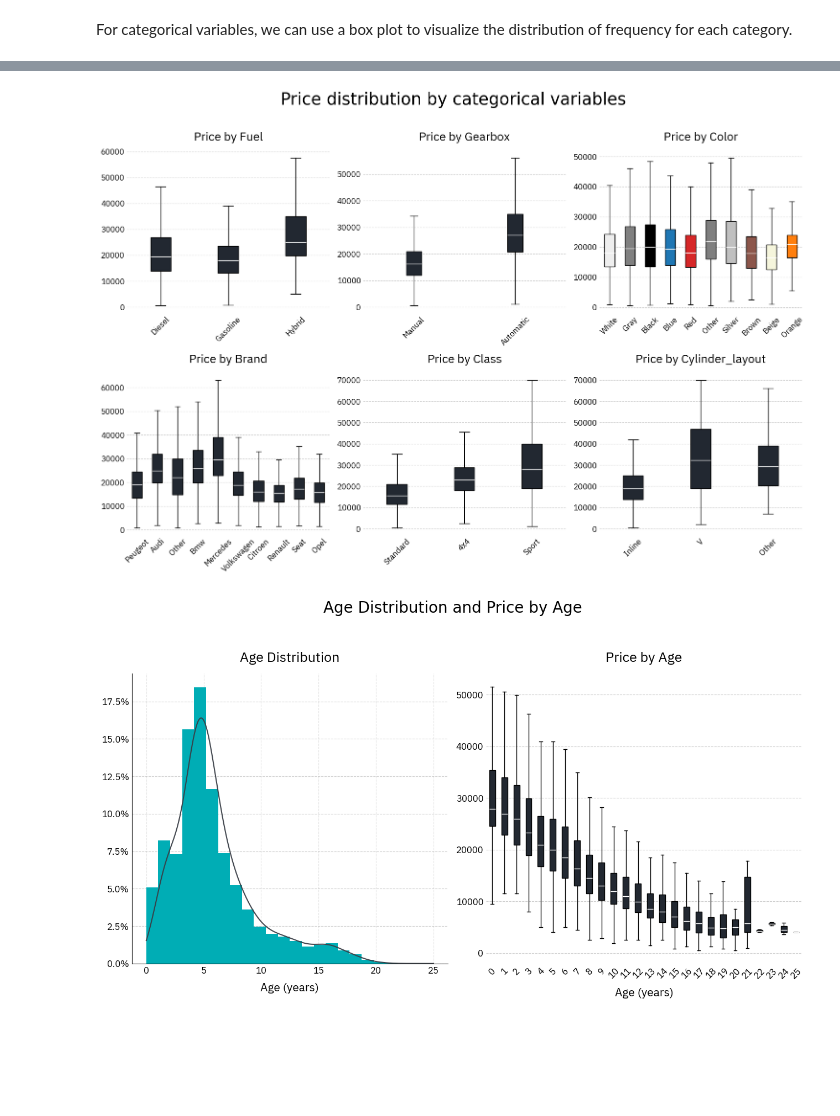
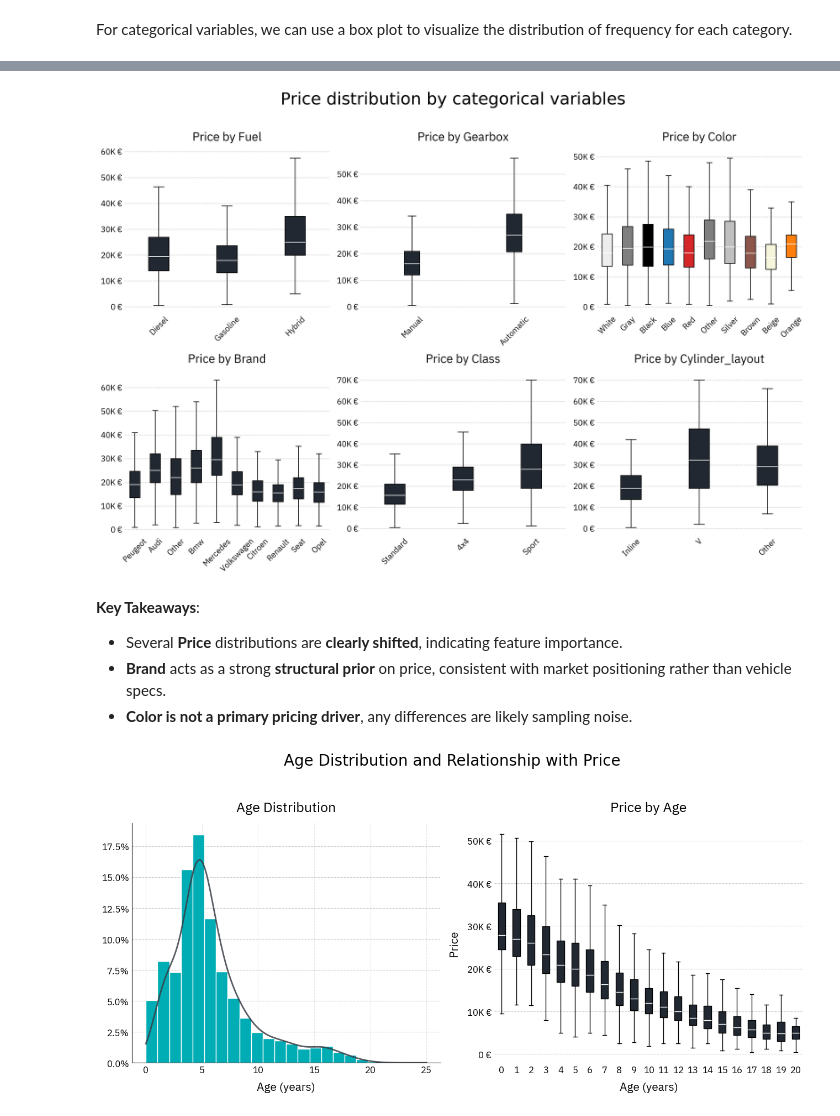
Before and after one commit to fbgranell/car-price-model, a Jupyter notebook: backend/notebooks/EDA.ipynb, the cells around one changed output, grey strips where cells are left out. Drawn from its saved outputs; the diff is of its cells as text; code cells hidden in the pictures; blank space fills up the shorter version.

```diff
--- a/backend/notebooks/EDA.ipynb
+++ b/backend/notebooks/EDA.ipynb
@@ -345,47 +334,35 @@ color_map = {
 }
 default_color = "#222831"
 
-fig, axes = plt.subplots(n_rows, n_cols, figsize=(n_cols * 5, n_rows * 5))
+fig, axes = plt.subplots(n_rows, n_cols, figsize=(n_cols * 5, n_rows * 5), dpi=300)
 plt.subplots_adjust(hspace=2)
 axes = axes.flatten() if len(cats) > 1 else [axes]
 plt.suptitle("Price distribution by categorical variables", fontsize=25, y=1.02)
 
 for i, col in enumerate(cats):
-    # Find the top 10 most frequent categories to keep the plot readable
     top_10_cats = df[col].value_counts().head(10).index
-
     data_to_plot = []
     labels = []
     colors = []
     ax = axes[i]
-    # Gather price data for each of the top 10 categories
     for cat in top_10_cats:
-        # Extract the prices for the current category, dropping NaNs
         prices = df[df[col] == cat]['price'].dropna()
-
         if not prices.empty:
             data_to_plot.append(prices)
             cat_label = str(cat).capitalize()
             labels.append(cat_label)
-
-            # Determine color mapping
             if col == "color":
                 colors.append(color_map.get(cat_label, default_color))
             else:
                 colors.append(default_color)
 
     if data_to_plot:
-        # Create boxplot; patch_artist=True is required to fill the boxes with color
         bplot = axes[i].boxplot(data_to_plot, tick_labels=labels, patch_artist=True, showfliers=False, medianprops=dict(color='white'))
-
-        # Apply the colors to each box
         for patch, color in zip(bplot['boxes'], colors):
             patch.set_facecolor(color)
 
-    sp.style_box(ax, title=f"Price by {col.capitalize()}", angle=45)
+    sp.style_box(ax, title=f"Price by {col.capitalize()}", angle=45, vformat=sp.formats.currency(human=True))
 
-
-# Remove any empty subplots
 for j in range(len(cats), len(axes)):
     fig.delaxes(axes[j])
 
@@ -393,74 +370,46 @@ sp.config.fontname = "IBM Plex Sans"
 plt.tight_layout()
 plt.show()
 # %% [output]
-[figure, old version]
+[figure, new version]
+# %% [markdown]
+**Key Takeaways**:
+- Several **Price** distributions are **clearly shifted**, indicating feature importance.
+- **Brand** acts as a strong **structural prior** on price, consistent with market positioning rather than vehicle specs.
+- **Color is not a primary pricing driver**, any differences are likely sampling noise.
 # %%
-import matplotlib.pyplot as plt
 
-# Define the target column and default color
-col = "age"
-var = "age"
-default_color = "#222831"
+fig, axes = plt.subplots(1, 2, figsize=(13, 6), dpi=100)
+plt.suptitle(f"Age Distribution and Relationship with Price", fontsize=20, y=1.05)
 
-# Create a figure with 1 row and 2 columns
-fig, axes = plt.subplots(1, 2, figsize=(13, 7), dpi=100)
-plt.suptitle(f"Age Distribution and Price by {col.capitalize()}", fontsize=20, y=1.05)
-
-# ---------------------------------------------------------
-# Subplot 1: Histogram/KDE for Price Distribution
-# ---------------------------------------------------------
-color_1, color_2 = "#00ADB5", "#393E46"
-
-# FIX: Added `ax=axes[0]` so it plots in the left panel
-df[var].hist(bins=24, density=True, zorder=2, color=color_1, ax=axes[0])
-
-x, y = kde_curve(df[var], bw_adjust=2)
-axes[0].plot(x, y, color=color_2, alpha=0.95)
-
-sp.config.fontname = "IBM Plex Sans"
-
-# FIX: Applied styling specifically to `axes[0]`
+ax = axes[0]
+plt.subplot(1, 2, 1)
+plot_histogram(df["age"], bins=24, color_1="#00ADB5", color_2="#393E46", bw_adjust=2)
 sp.style_hist(axes[0], yformat=sp.formats.percent(decimals=1), xformat=sp.formats.human(decimals=0), xtitle="Age (years)", title="Age Distribution")
 
-# ---------------------------------------------------------
-# Subplot 2: Boxplot for Price Distribution by Age
-# ---------------------------------------------------------
+
 data_to_plot = []
 labels = []
-
-# FIX: Re-calculate the age categories since we removed the barplot logic from Subplot 1
-counts = df[col].value_counts().sort_index()
-
-# Iterate through the sorted age categories
+counts = df[df.age<=20]['age'].value_counts().sort_index() # we filter low volume ages
 for cat in counts.index:
-    # Extract the prices for the current category, dropping NaNs
-    prices = df[df[col] == cat]['price'].dropna()
-
+    prices = df[df['age'] == cat]['price'].dropna()
     if not prices.empty:
         data_to_plot.append(prices)
         labels.append(str(cat).capitalize())
 
 if data_to_plot:
-    # Create boxplot
     bplot = axes[1].boxplot(
         data_to_plot,
         tick_labels=labels,
         patch_artist=True,
         showfliers=False,
         medianprops=dict(color='white')
     )
+    for patch in bplot['boxes']:
+        patch.set_facecolor("#222831")
 
-    # Apply the default color to each box
-    for patch in bplot['boxes']:
-        patch.set_facecolor(default_color)
 
-sp.style_box(axes[1], title=f"Price by {col.capitalize()}", angle=45, xtitle="Age (years)")
-
-# ---------------------------------------------------------
-# Final Styling
-# ---------------------------------------------------------
-sp.config.fontname = "IBM Plex Sans"
+sp.style_box(axes[1], title=f"Price by Age", angle=0, xtitle="Age (years)", ytitle="Price", vformat=sp.formats.currency(human=True))
 plt.tight_layout()
 plt.show()
 # %% [output]
-[figure, old version]
+[figure, new version]
```
Also changed, not shown: parts of 27 cells of this notebook.
